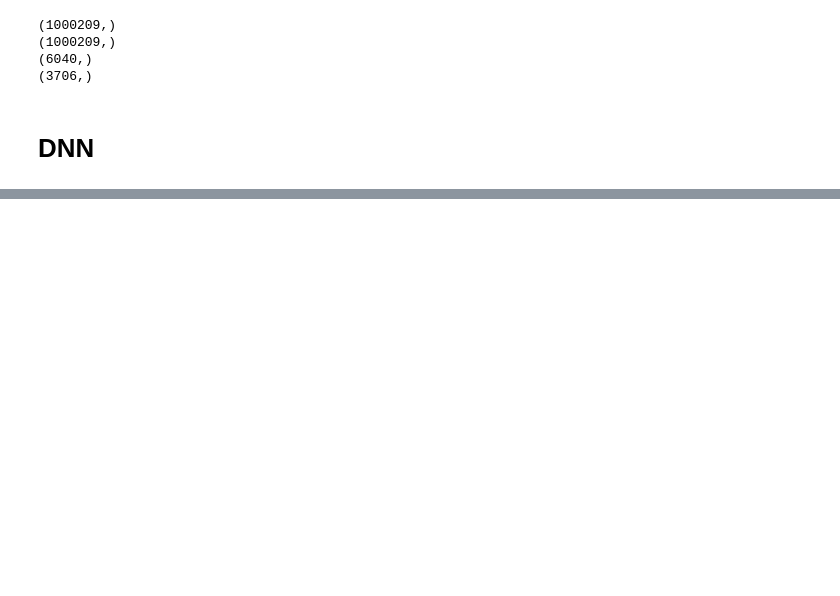
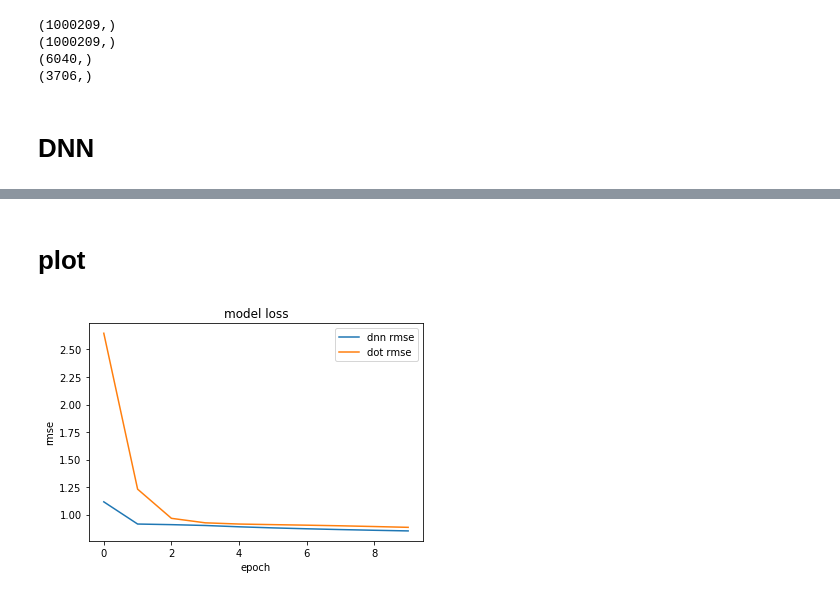
Before and after one commit to ryhryh/NTU-ML2017, a Jupyter notebook: hw5/p4.ipynb, the cells around one changed output, grey strips where cells are left out. Cells and saved outputs as stored; diff of their text form; code cells hidden in the pictures; blank space fills up the shorter version.

```diff
--- a/hw5/p4.ipynb
+++ b/hw5/p4.ipynb
@@ -133,0 +149,22 @@ Caused by op 'training_1/Adam/zeros_2', defined at:
+# %%
+# build model---------------------------------------------------------
+user_input = Input(shape=(1,))
+movie_input = Input(shape=(1,))
+
+user_vecter = Embedding(n_users, latent_dim, embeddings_initializer="random_normal")(user_input)
+user_vecter = Flatten()(user_vecter)
+movie_vecter = Embedding(n_movies, latent_dim, embeddings_initializer="random_normal")(movie_input)
+movie_vecter = Flatten()(movie_vecter)
+rating_predict = dot([user_vecter,movie_vecter],axes=1)
+
+model_dot = Model([user_input,movie_input],rating_predict)
+
+# compile model---------------------------------------------------------
+def rmse(y_true, y_pred):
+    y_pred = K.clip(y_pred, 1.0, 5.0)
+    return K.sqrt(K.mean(K.pow(y_true - y_pred, 2)))
+get_custom_objects().update({"rmse": rmse})
+
+model_dot.compile(loss="mse", optimizer="adam", metrics=[rmse])
+
+model_dot.summary()
@@ -133,0 +189,11 @@ Caused by op 'training_1/Adam/zeros_2', defined at:
+# %%
+batch_size=1000
+epochs = 10
+user_train2, movie_train2, rating_train2 = shuffle(user_train, movie_train, rating_train)
+
+history_dot = model_dot.fit([user_train2, movie_train2],
+                    rating_train2,
+                    batch_size=batch_size,
+                    epochs=epochs,
+                    validation_split=0.1,
+                    shuffle=True)
@@ -133,0 +218,15 @@ Caused by op 'training_1/Adam/zeros_2', defined at:
+# %% [markdown]
+# plot
+# %%
+
+
+# plot
+plt.plot(history_dnn.history['rmse'],label='dnn rmse')
+plt.plot(history_dot.history['rmse'],label='dot rmse')
+plt.title('model loss')
+plt.ylabel('rmse')
+plt.xlabel('epoch')
+plt.legend()
+plt.show()
+# %% [output]
+[figure, added]
```
Also changed, not shown: parts of 7 cells of this notebook.
